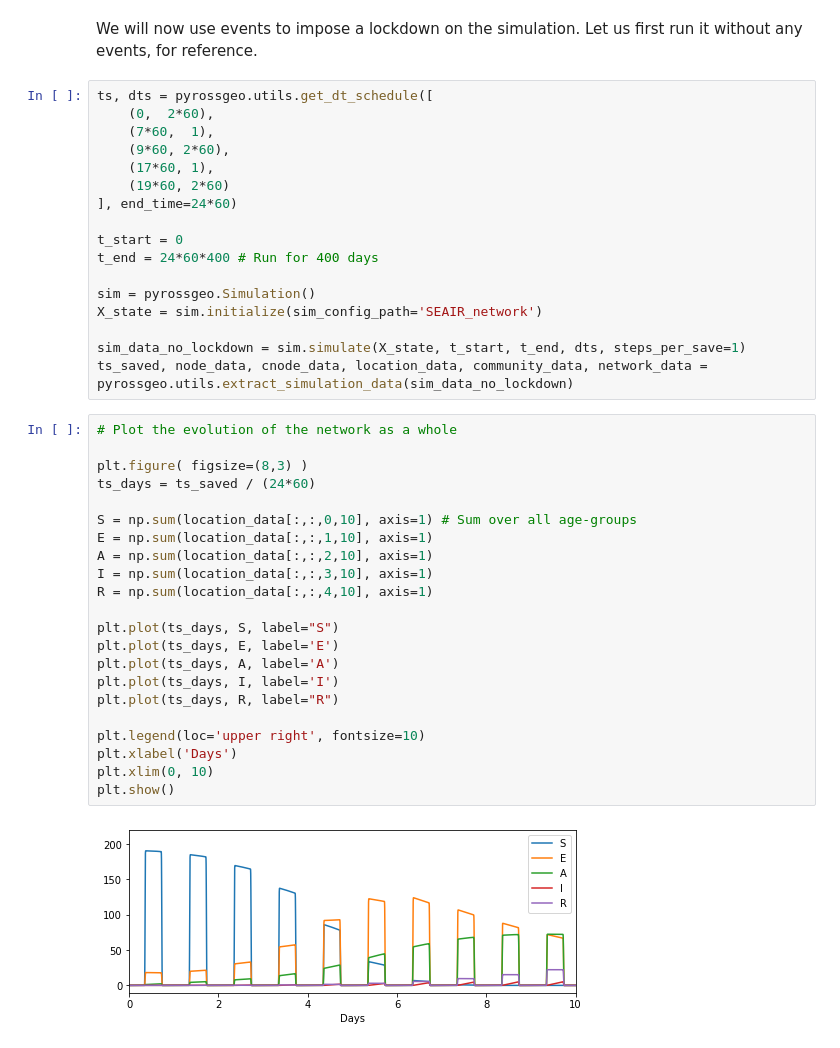
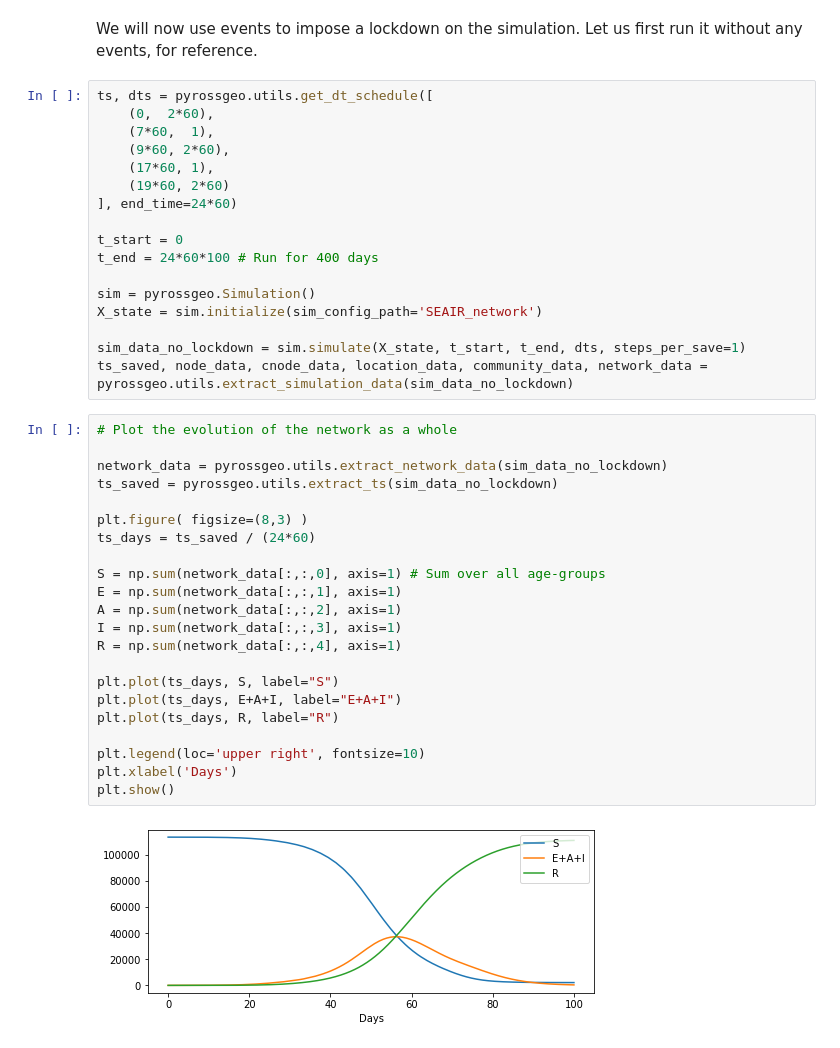
Before and after one commit to lukastk/PyRossGeo, a Jupyter notebook: examples/tutorial3-interventions/tutorial3-interventions.ipynb, the cells around one changed output. Drawn from its saved outputs; the diff is of its cells as text.

```diff
--- a/examples/tutorial3-interventions/tutorial3-interventions.ipynb
+++ b/examples/tutorial3-interventions/tutorial3-interventions.ipynb
@@ -110,7 +110,7 @@ ts, dts = pyrossgeo.utils.get_dt_schedule([
 ], end_time=24*60)
 
 t_start = 0
-t_end = 24*60*400 # Run for 400 days
+t_end = 24*60*100 # Run for 400 days
 
 sim = pyrossgeo.Simulation()
 X_state = sim.initialize(sim_config_path='SEAIR_network')
@@ -119,25 +119,25 @@ sim_data_no_lockdown = sim.simulate(X_state, t_start, t_end, dts, steps_per_save
 ts_saved, node_data, cnode_data, location_data, community_data, network_data = pyrossgeo.utils.extract_simulation_data(sim_data_no_lockdown)
 # %%
 # Plot the evolution of the network as a whole
+
+network_data = pyrossgeo.utils.extract_network_data(sim_data_no_lockdown)
+ts_saved = pyrossgeo.utils.extract_ts(sim_data_no_lockdown)
 
 plt.figure( figsize=(8,3) )
 ts_days = ts_saved / (24*60)
 
-S = np.sum(location_data[:,:,0,10], axis=1) # Sum over all age-groups
-E = np.sum(location_data[:,:,1,10], axis=1)
-A = np.sum(location_data[:,:,2,10], axis=1)
-I = np.sum(location_data[:,:,3,10], axis=1)
-R = np.sum(location_data[:,:,4,10], axis=1)
+S = np.sum(network_data[:,:,0], axis=1) # Sum over all age-groups
+E = np.sum(network_data[:,:,1], axis=1)
+A = np.sum(network_data[:,:,2], axis=1)
+I = np.sum(network_data[:,:,3], axis=1)
+R = np.sum(network_data[:,:,4], axis=1)
 
 plt.plot(ts_days, S, label="S")
-plt.plot(ts_days, E, label='E')
-plt.plot(ts_days, A, label='A')
-plt.plot(ts_days, I, label='I')
+plt.plot(ts_days, E+A+I, label="E+A+I")
 plt.plot(ts_days, R, label="R")
 
 plt.legend(loc='upper right', fontsize=10)
 plt.xlabel('Days')
-plt.xlim(0, 10)
 plt.show()
 # %% [output]
-[figure, old version]
+[figure, new version]
```
Also changed, not shown: parts of 13 cells of this notebook, 9 other files.
